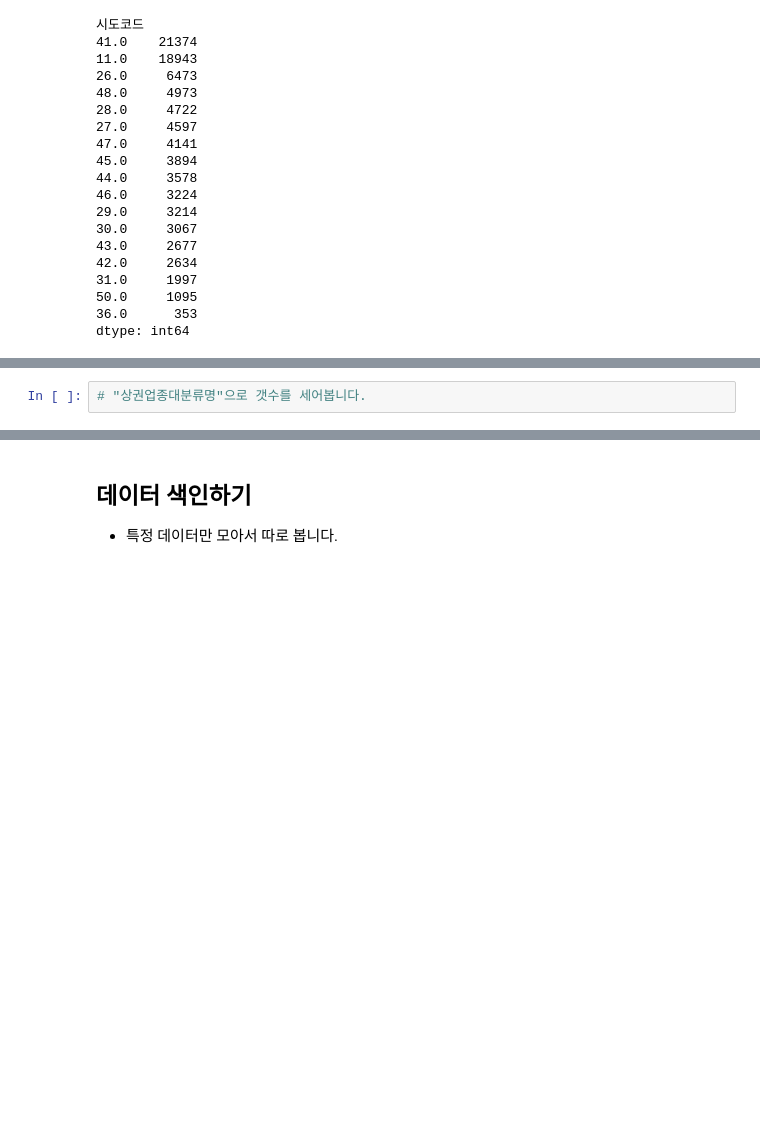
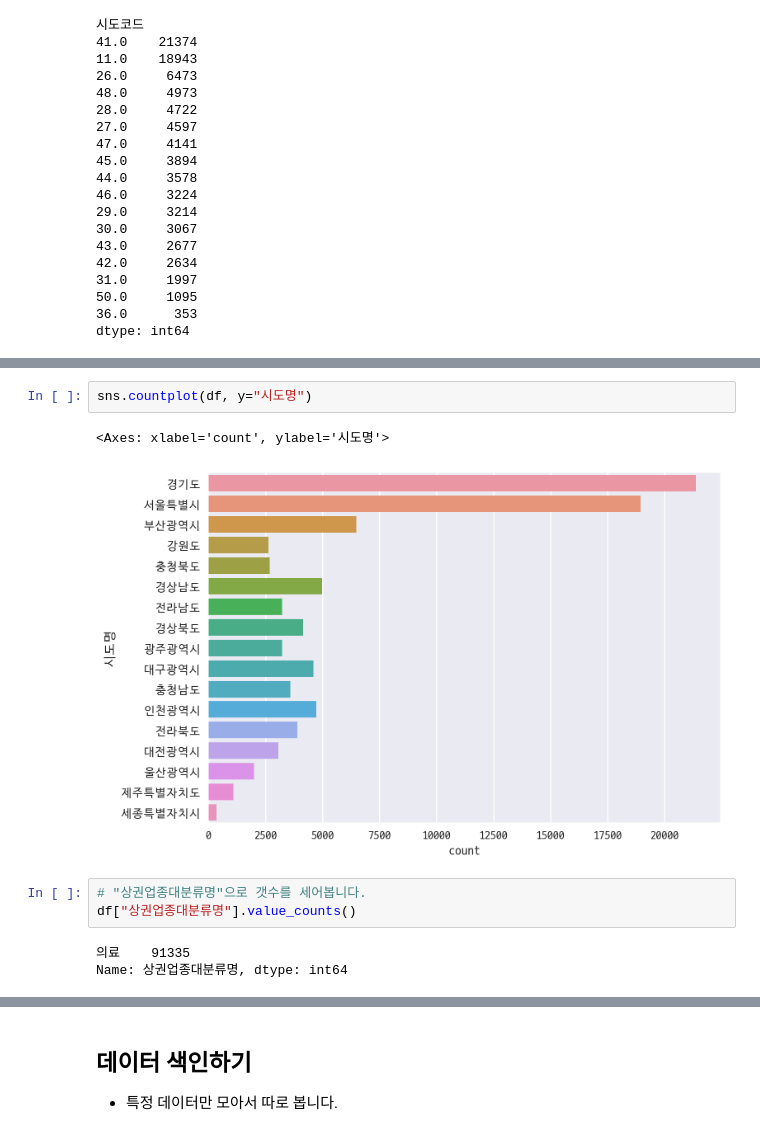
Before and after one commit to corazzon/boostcourse-ds-510, a Jupyter notebook: open-data-analysis-input.ipynb, the cells around one changed output, grey strips where cells are left out. Saved outputs shown, nothing was run; the diff lists cells and outputs as text; blank space fills up the shorter version.

```diff
--- a/open-data-analysis-input.ipynb
+++ b/open-data-analysis-input.ipynb
@@ -456,4 +505,13 @@ dtype: int64
+# %%
+sns.countplot(df, y="시도명")
+# %% [output]
+<Axes: xlabel='count', ylabel='시도명'>
+[figure, added]
 # %%
 # "상권업종대분류명"으로 갯수를 세어봅니다.
+df["상권업종대분류명"].value_counts()
+# %% [output]
+의료    91335
+Name: 상권업종대분류명, dtype: int64
 # %%
 # "상권업종중분류명"으로 갯수를 세어봅니다.
```
Also changed, not shown: parts of 23 cells of this notebook, 1 other file.
